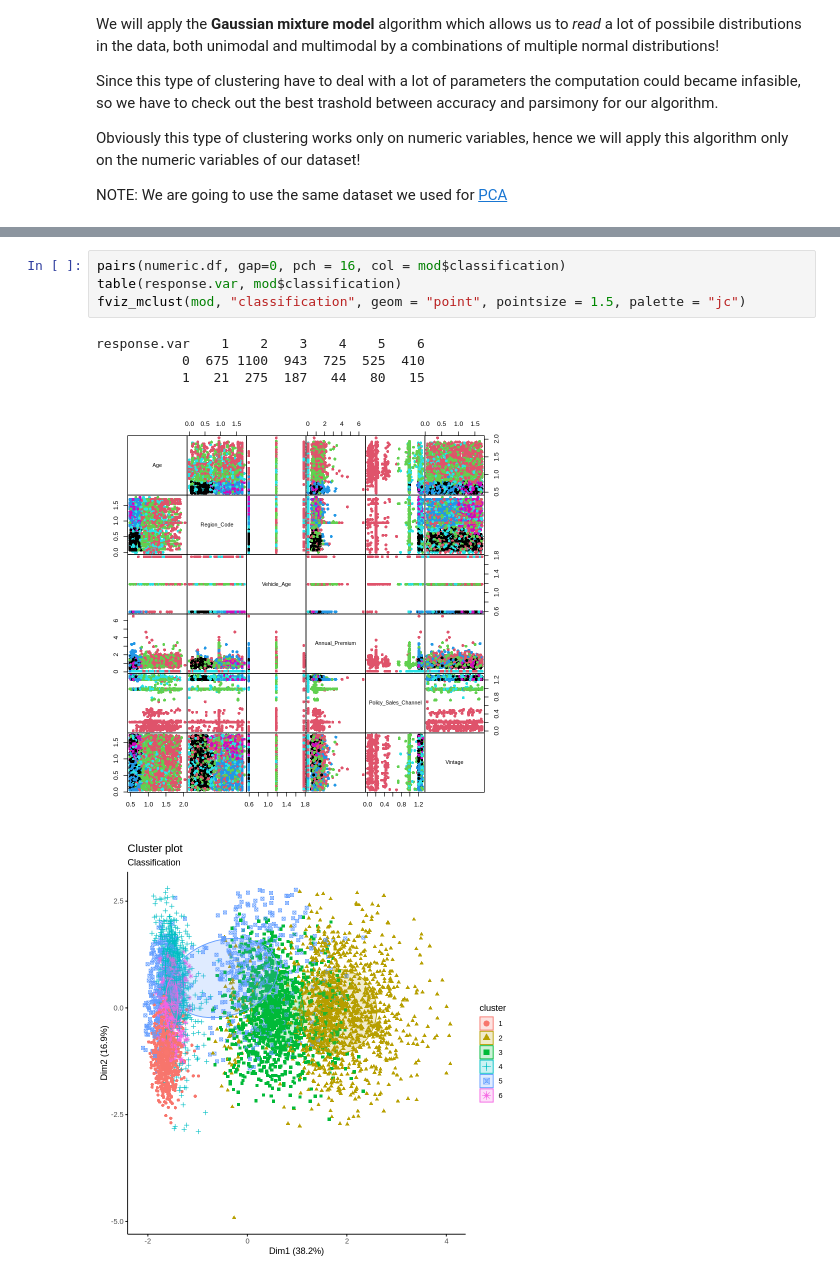
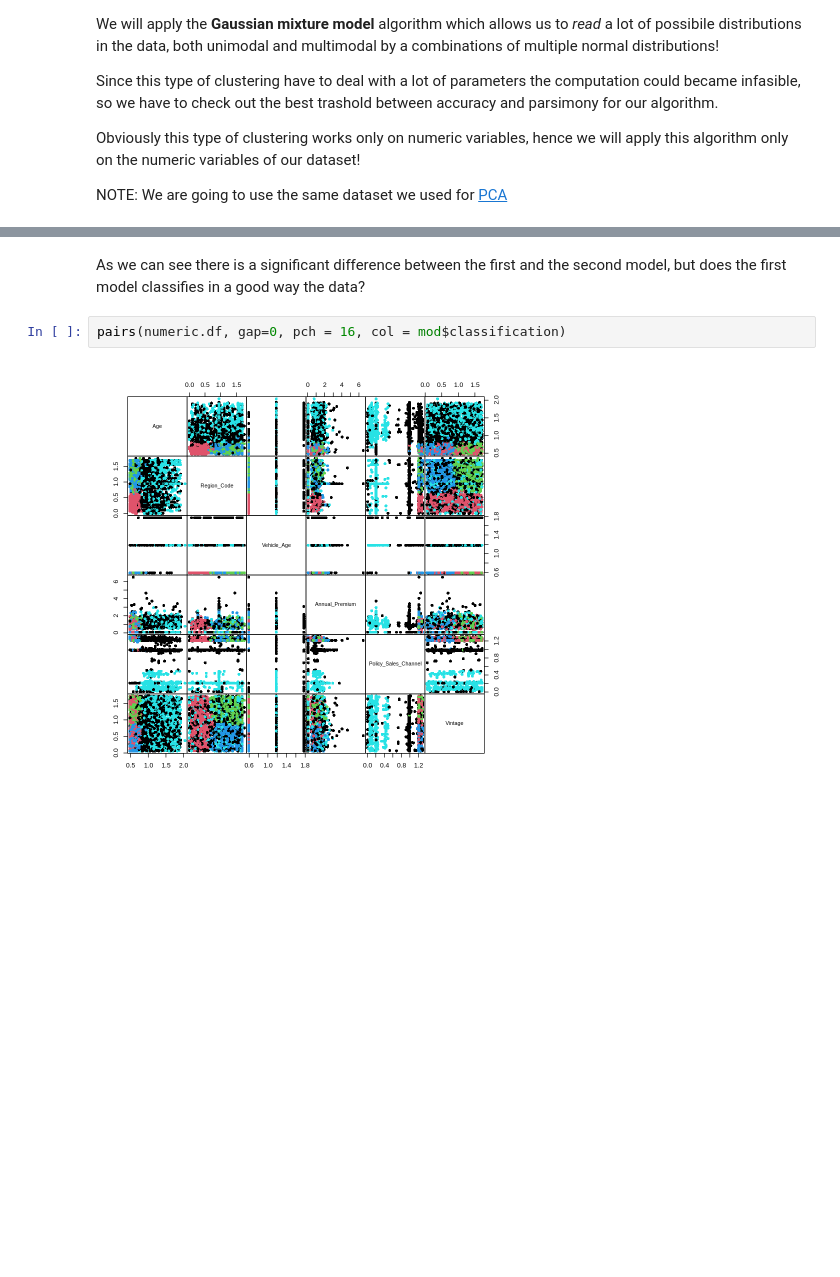
Before and after one commit to biagio-incardona/biagio-incardona.github.io, a Jupyter notebook: Report_Incardona_Biagio.ipynb, the cells around one changed output, grey strips where cells are left out. Drawn from its saved outputs; the diff is of its cells as text; blank space fills up the shorter version.

```diff
--- a/Report_Incardona_Biagio.ipynb
+++ b/Report_Incardona_Biagio.ipynb
@@ -1530,10 +1492,6 @@ BIC diff     0.000  -982.2572 -1357.860
+# %% [markdown]
+As we can see there is a significant difference between the first and the second model, but does the first model classifies in a good way the data?
 # %%
 pairs(numeric.df, gap=0, pch = 16, col = mod$classification)
-table(response.var, mod$classification)
-fviz_mclust(mod, "classification", geom = "point", pointsize = 1.5, palette = "jc")
 # %% [output]
-response.var    1    2    3    4    5    6
-           0  675 1100  943  725  525  410
-           1   21  275  187   44   80   15
-[figure, old version]
+[figure, new version]
-[figure, removed]
```
Also changed, not shown: parts of 34 cells of this notebook.
